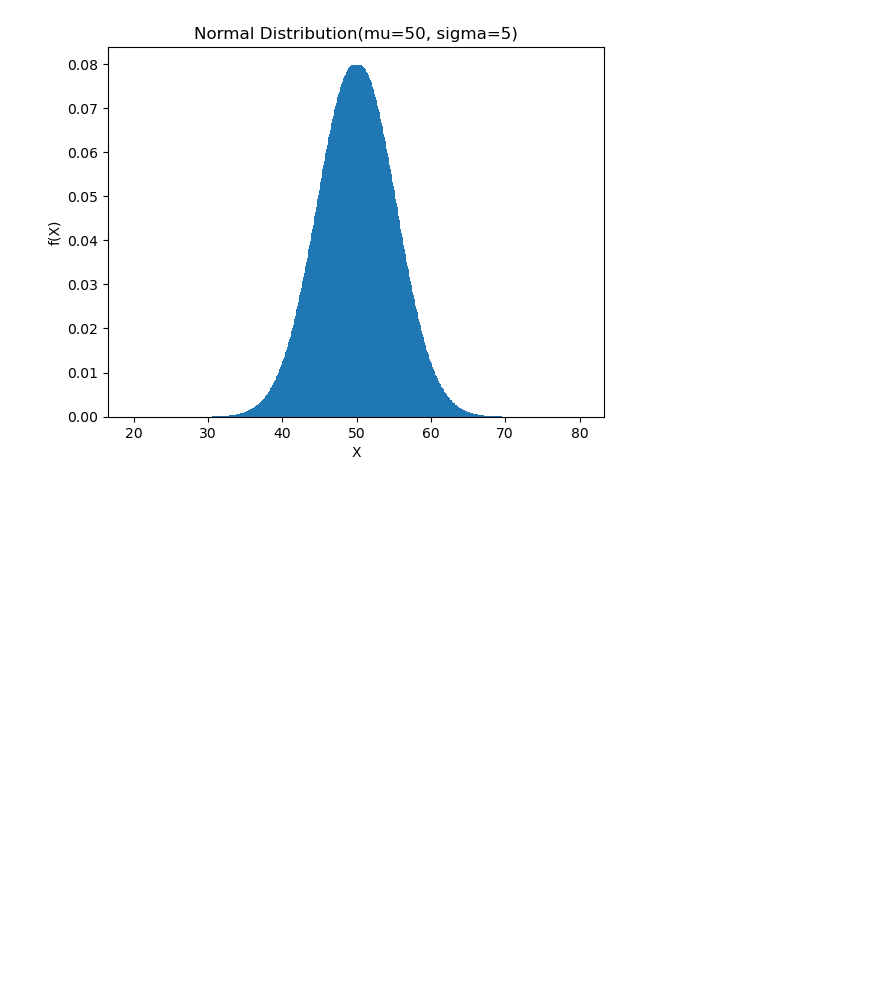
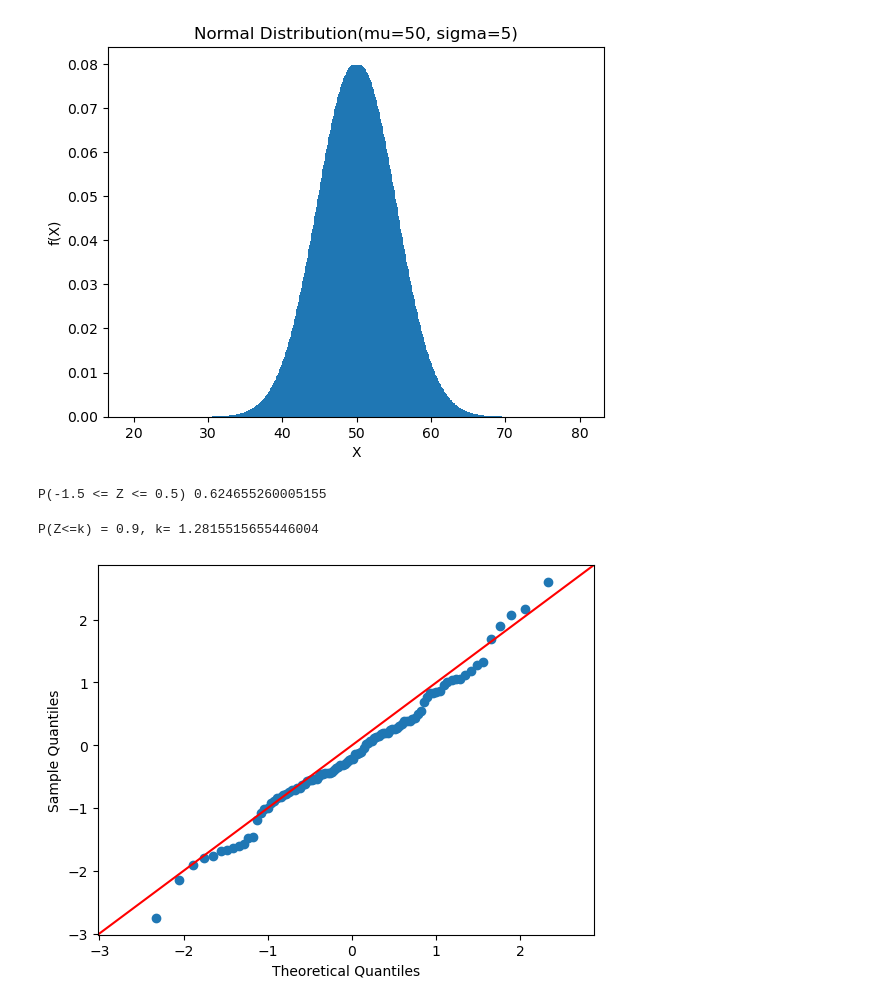
Before and after one commit to diligejy/Growth, a Jupyter notebook: Statistics/statistics_with_life/ch4/ch4_2_normal_distribution.ipynb, the cells around one changed output. Cells and saved outputs as stored; diff of their text form; code cells hidden in the pictures; blank space fills up the shorter version.

```diff
--- a/Statistics/statistics_with_life/ch4/ch4_2_normal_distribution.ipynb
+++ b/Statistics/statistics_with_life/ch4/ch4_2_normal_distribution.ipynb
@@ -20,3 +20,38 @@ plt.title("Normal Distribution(mu=50, sigma=5)")
 plt.show()
 # %% [output]
 [figure]
+# %%
+from scipy.stats import norm
+
+mu = 0
+sigma = 1
+
+y1 = norm.cdf(0.5, mu, sigma)
+y2 = norm.cdf(-1.5, mu, sigma)
+
+print("P(-1.5 <= Z <= 0.5)", y1 - y2)
+# %% [output]
+P(-1.5 <= Z <= 0.5) 0.624655260005155
+# %%
+# 정규분포 누적분포함수의 역함수 계산
+
+from scipy.stats import norm
+
+mu = 0
+sigma = 1
+percent_point = 0.9
+
+print('P(Z<=k) = 0.9, k=', norm.ppf(percent_point, mu, sigma))
+# %% [output]
+P(Z<=k) = 0.9, k= 1.2815515655446004
+# %%
+# 데이터 정규성 확인
+import numpy as np
+import statsmodels.api as sm
+import matplotlib.pyplot as plt
+
+data = np.random.normal(0, 1, 100)
+plot = sm.qqplot(data, line='45')
+plt.show()
+# %% [output]
+[figure, added]
```
Also changed, not shown: parts of 1 cell of this notebook, 2 other files.
